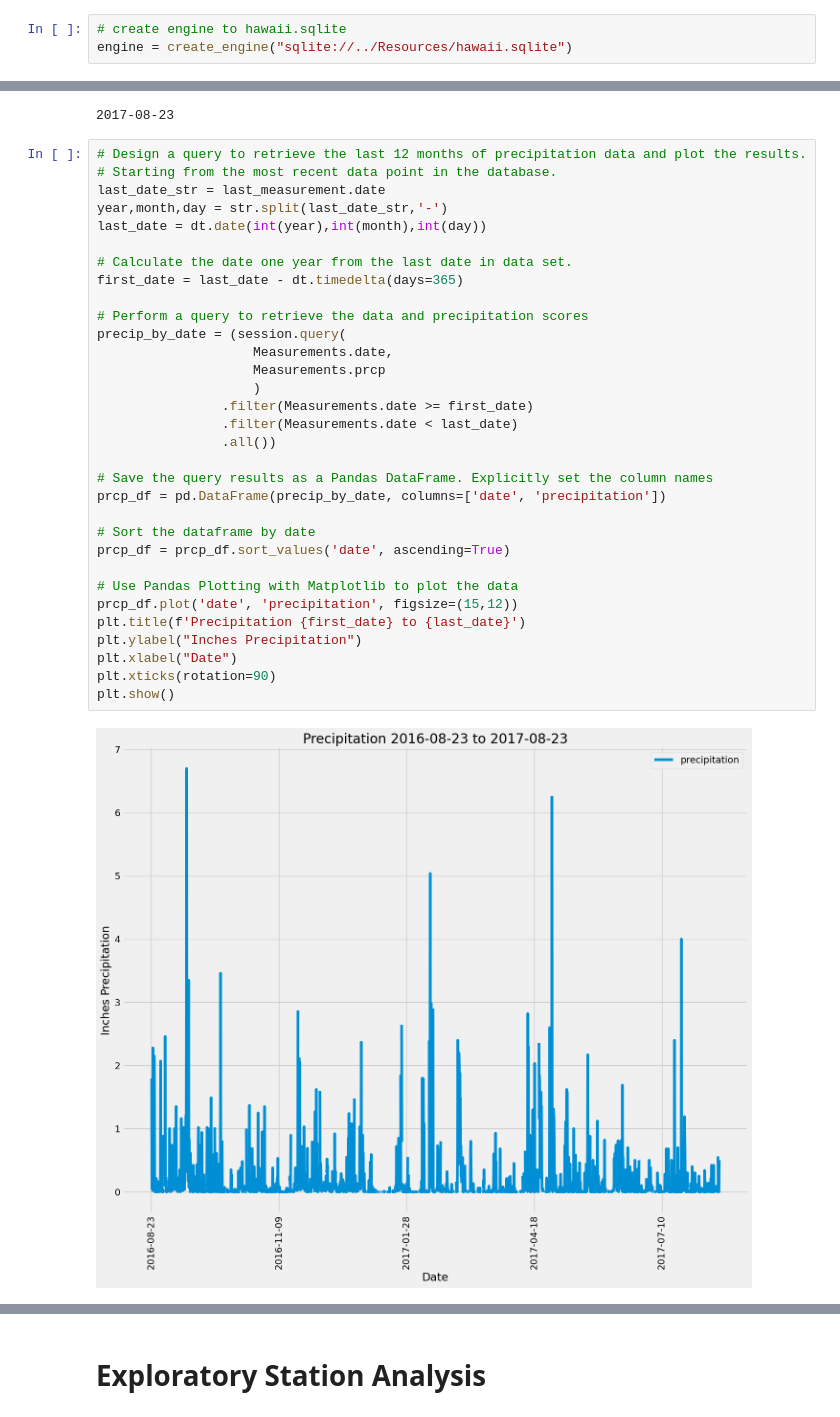
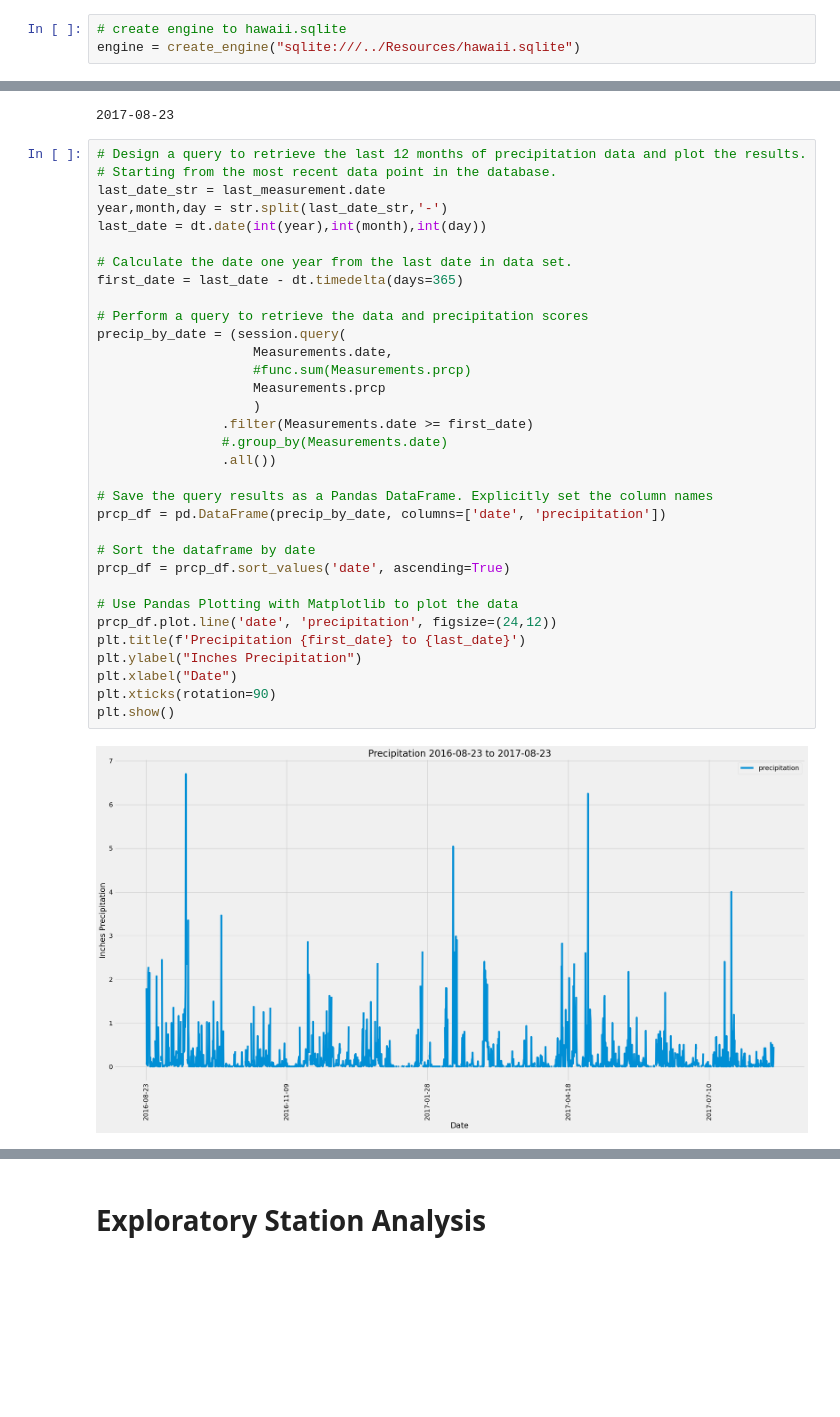
Before and after one commit to rfe123/umn_data_sqlalchemy_challenge, a Jupyter notebook: src/climate_starter.ipynb, the cells around one changed output, grey strips where cells are left out. Drawn from its saved outputs; the diff is of its cells as text; blank space fills up the shorter version.

```diff
--- a/src/climate_starter.ipynb
+++ b/src/climate_starter.ipynb
@@ -17,7 +17,7 @@ from sqlalchemy.orm import Session
 from sqlalchemy import create_engine, func
 # %%
 # create engine to hawaii.sqlite
-engine = create_engine("sqlite://../Resources/hawaii.sqlite")
+engine = create_engine("sqlite:///../Resources/hawaii.sqlite")
 # %%
 # reflect an existing database into a new model
 Base = automap_base()
@@ -50,35 +50,36 @@ print(last_measurement.date)
 # Design a query to retrieve the last 12 months of precipitation data and plot the results.
 # Starting from the most recent data point in the database.
 last_date_str = last_measurement.date
 year,month,day = str.split(last_date_str,'-')
 last_date = dt.date(int(year),int(month),int(day))
 
 # Calculate the date one year from the last date in data set.
 first_date = last_date - dt.timedelta(days=365)
 
 # Perform a query to retrieve the data and precipitation scores
 precip_by_date = (session.query(
                     Measurements.date,
+                    #func.sum(Measurements.prcp)
                     Measurements.prcp
                     )
                 .filter(Measurements.date >= first_date)
-                .filter(Measurements.date < last_date)
+                #.group_by(Measurements.date)
                 .all())
 
 # Save the query results as a Pandas DataFrame. Explicitly set the column names
 prcp_df = pd.DataFrame(precip_by_date, columns=['date', 'precipitation'])
 
 # Sort the dataframe by date
 prcp_df = prcp_df.sort_values('date', ascending=True)
 
 # Use Pandas Plotting with Matplotlib to plot the data
-prcp_df.plot('date', 'precipitation', figsize=(15,12))
+prcp_df.plot.line('date', 'precipitation', figsize=(24,12))
 plt.title(f'Precipitation {first_date} to {last_date}')
 plt.ylabel("Inches Precipitation")
 plt.xlabel("Date")
 plt.xticks(rotation=90)
 plt.show()
 # %% [output]
-[figure, old version]
+[figure, new version]
 # %%
 # Use Pandas to calculate the summary statistics for the precipitation data
```
Also changed, not shown: parts of 7 cells of this notebook.
